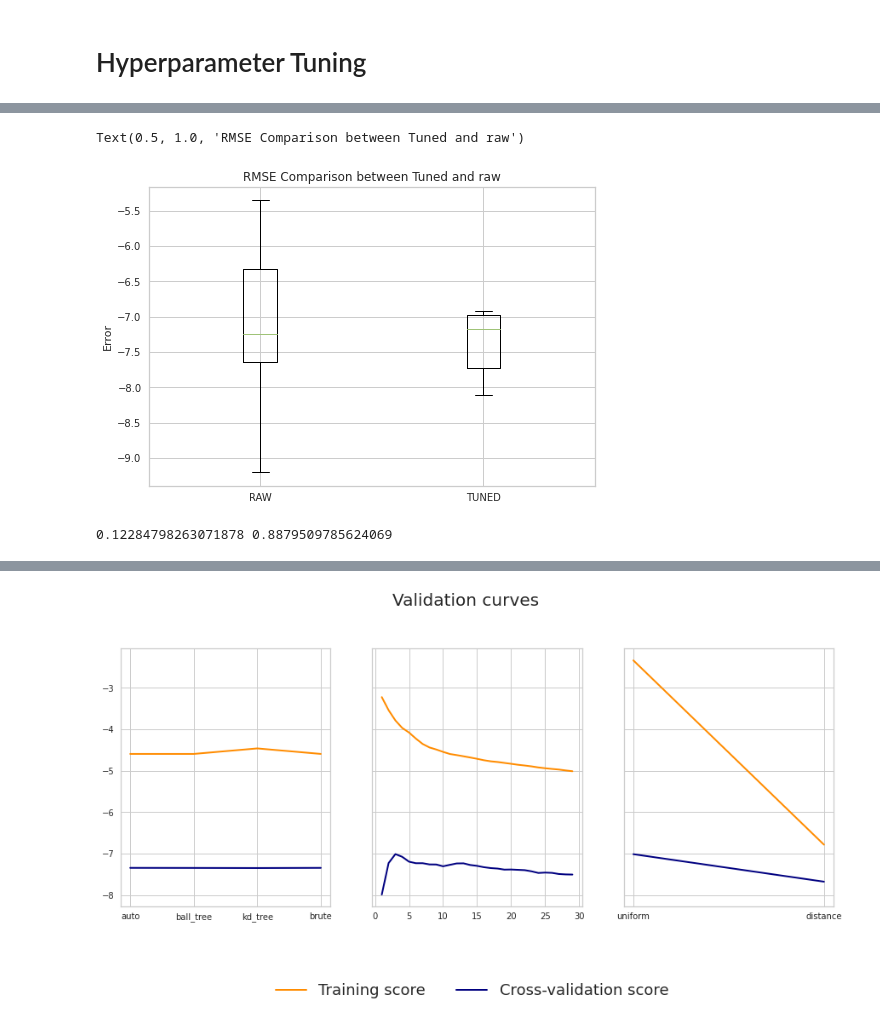
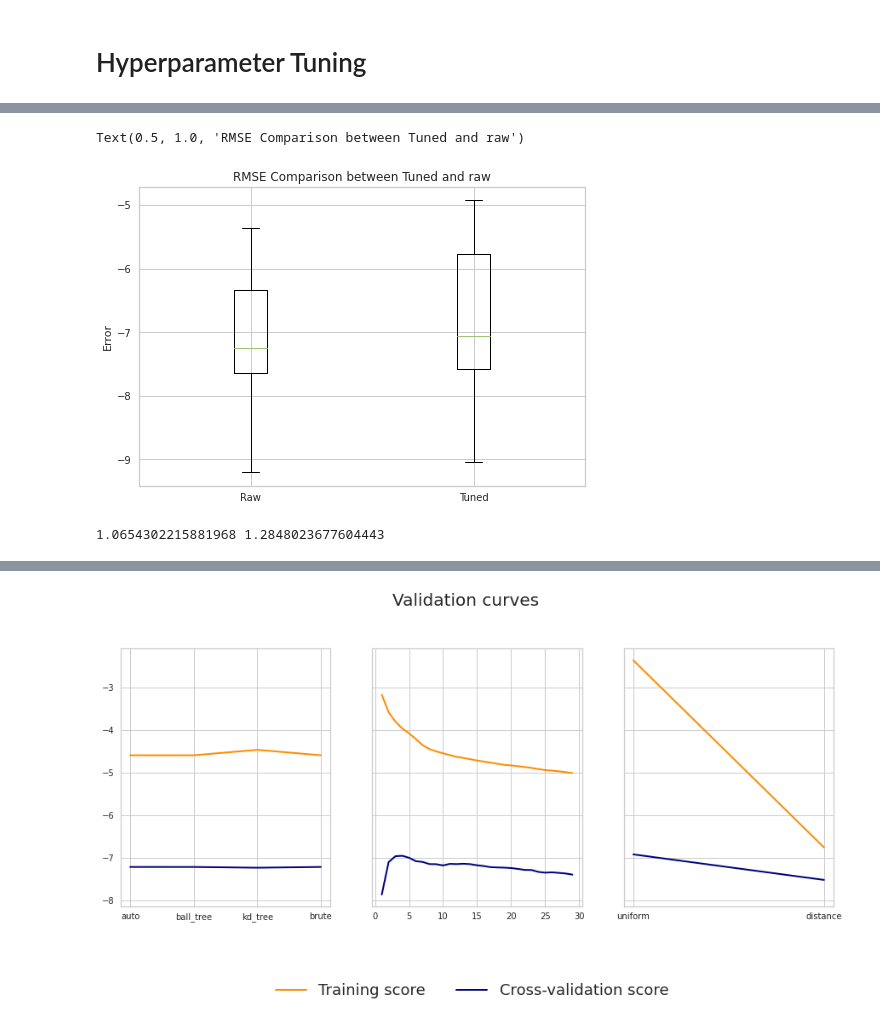
Before and after one commit to gibait/taiwan-real-estate-regression, a Jupyter notebook: taiwan-real-estate.ipynb, the cells around one changed output, grey strips where cells are left out. Saved outputs shown, nothing was run; the diff lists cells and outputs as text; code cells hidden in the pictures.

Commit message:
changed raw-tuned comparison

```diff
--- a/taiwan-real-estate.ipynb
+++ b/taiwan-real-estate.ipynb
@@ -349,12 +340,8 @@ def print_model_results(name, scores):
 # grid search validation
 cv = GridSearchCV(estimator=knn,
                   param_grid=h_param,
-                  cv=7,
+                  cv=10,
                   scoring='neg_root_mean_squared_error',
                   return_train_score=True, refit=True)
 cv.fit(X_train, y_train)
-
-best_params = cv.best_params_
-
-print_model_results(name, cv)
 # %% [output]
@@ -368,0 +358,8 @@ tuned performed 0.245 better in avg
+# %%
+# retrieve best ranking split scores
+sorted_res = res.sort_values(by=['rank_test_score'])
+sorted_res[["params", "rank_test_score", "mean_test_score", "std_test_score"]]
+split_scores = list()
+for i in range(10):
+    split_scores.append(sorted_res.loc[[197]]['split%d_test_score' % i].values[0])
+split_scores = np.asarray(split_scores)
@@ -369,11 +376,11 @@ tuned performed 0.245 better in avg
 # %%
-plt.boxplot([raw_results[name], cv.cv_results_['mean_test_score']], labels=['RAW', 'TUNED'])
+plt.boxplot([raw_results[name], split_scores], labels=['Raw', 'Tuned'])
 plt.ylabel("Error")
 plt.title("RMSE Comparison between Tuned and raw")
 # %% [output]
 Text(0.5, 1.0, 'RMSE Comparison between Tuned and raw')
-[figure, old version]
+[figure, new version]
-# %%
-print(cv.cv_results_['std_train_score'].mean(), cv.cv_results_['std_test_score'].mean())
-# %% [output]
-0.12284798263071878 0.8879509785624069
+# %%
+print(raw_results[name].std(), split_scores.std())
+# %% [output]
+1.0654302215881968 1.2848023677604443
```
Also changed, not shown: parts of 19 cells of this notebook.
